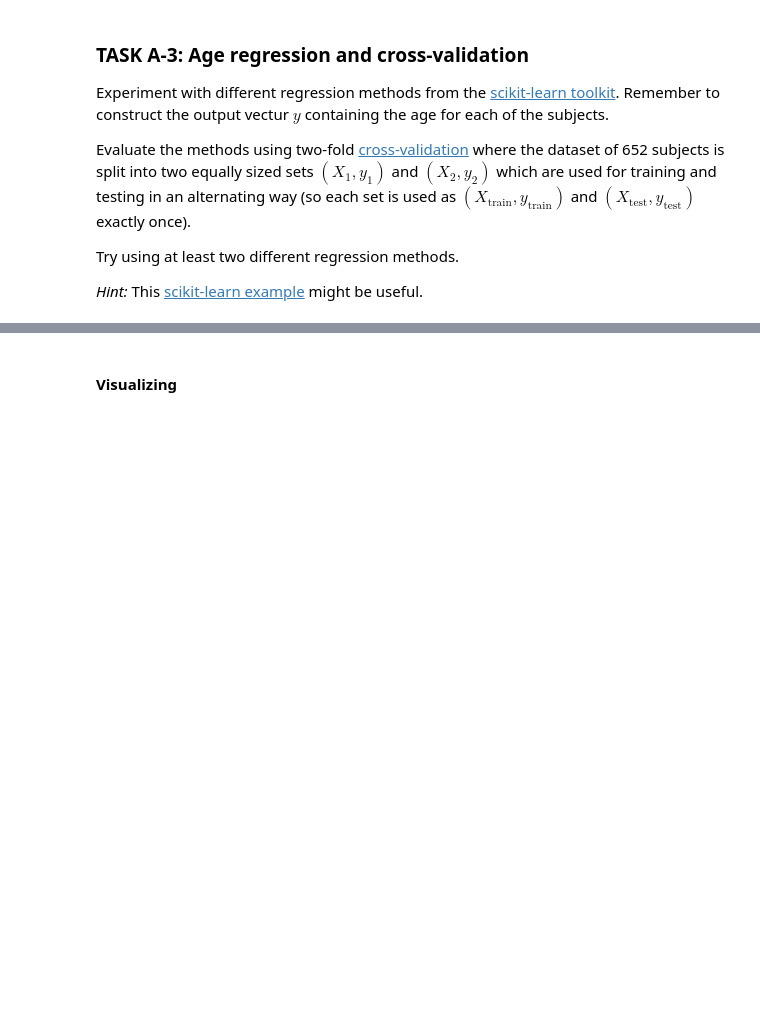
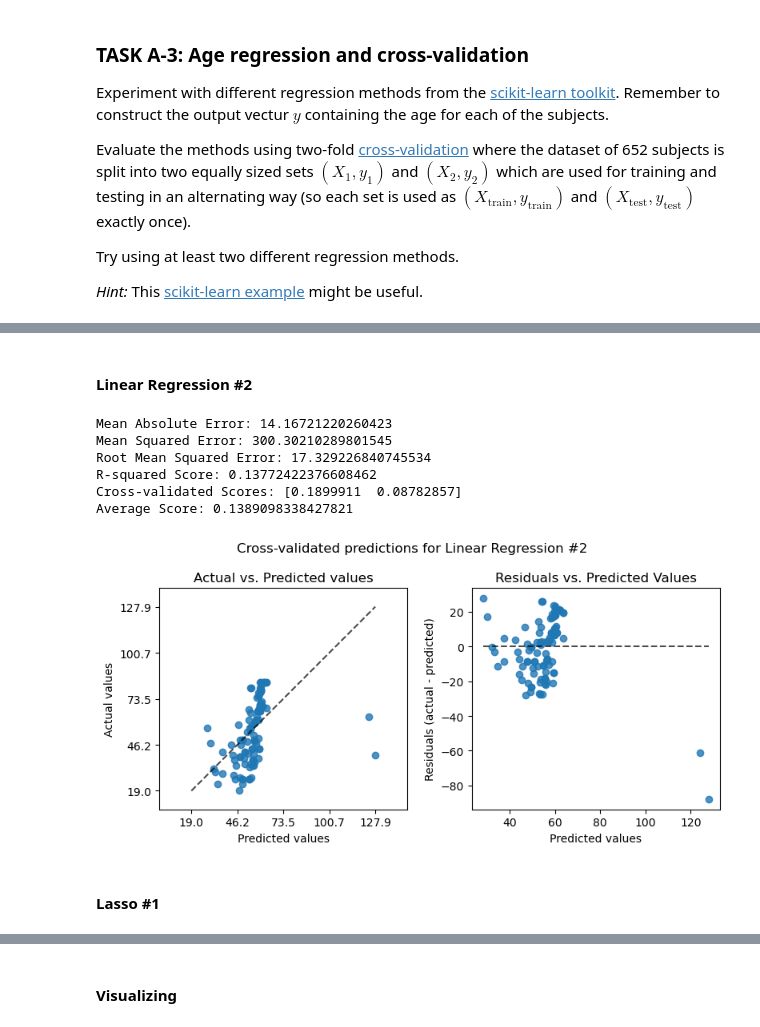
Before and after one commit to burakai/Age-Regression-from-Brain-MRI-Images, a Jupyter notebook: MIC-Term-Project.ipynb, the cells around one changed output, grey strips where cells are left out. Saved outputs shown, nothing was run; the diff lists cells and outputs as text; code cells hidden in the pictures; blank space fills up the shorter version.

```diff
--- a/MIC-Term-Project.ipynb
+++ b/MIC-Term-Project.ipynb
@@ -415,0 +378,3 @@ scores = model_svm.score(X_test, y_test)
+# %%
+X[203][2] = 10000000.0
+y = meta_data['age']
@@ -415,0 +669,69 @@ scores = model_svm.score(X_test, y_test)
+# %% [markdown]
+#### Linear Regression #2
+# %%
+from sklearn.linear_model import LinearRegression
+from sklearn.model_selection import cross_val_predict
+from sklearn.model_selection import cross_val_score
+
+model_lr_2 = LinearRegression()
+
+y_pred_lr_2 = cross_val_predict(model_lr_2, X_2, y_2, cv=2)
+# %%
+from sklearn.metrics import mean_absolute_error, mean_squared_error, r2_score
+
+# Calculate evaluation metrics
+mae = mean_absolute_error(y_2, y_pred_lr_2)
+mse = mean_squared_error(y_2, y_pred_lr_2)
+rmse = np.sqrt(mse)
+r2 = r2_score(y_2, y_pred_lr_2)
+
+# Print the evaluation metrics
+print("Mean Absolute Error:", mae)
+print("Mean Squared Error:", mse)
+print("Root Mean Squared Error:", rmse)
+print("R-squared Score:", r2)
+
+# Calculate the average cross-validated score
+scores_lr_2 = cross_val_score(model_lr_2, X_2, y_2, cv=2)
+average_score = np.mean(scores_lr_2)
+
+# Print the cross-validated scores
+print("Cross-validated Scores:", scores_lr_2)
+print("Average Score:", average_score)
+# %% [output]
+Mean Absolute Error: 14.16721220260423
+Mean Squared Error: 300.30210289801545
+Root Mean Squared Error: 17.329226840745534
+R-squared Score: 0.13772422376608462
+Cross-validated Scores: [0.1899911  0.08782857]
+Average Score: 0.1389098338427821
+# %%
+import matplotlib.pyplot as plt
+from sklearn.metrics import PredictionErrorDisplay
+
+fig, axs = plt.subplots(ncols=2, figsize=(8, 4))
+PredictionErrorDisplay.from_predictions(
+    y_2,
+    y_pred=y_pred_lr_2,
+    kind="actual_vs_predicted",
+    subsample=100,
+    ax=axs[0],
+    random_state=0,
+)
+axs[0].set_title("Actual vs. Predicted values")
+PredictionErrorDisplay.from_predictions(
+    y_2,
+    y_pred=y_pred_lr_2,
+    kind="residual_vs_predicted",
+    subsample=100,
+    ax=axs[1],
+    random_state=0,
+)
+axs[1].set_title("Residuals vs. Predicted Values")
+fig.suptitle("Cross-validated predictions for Linear Regression #2")
+plt.tight_layout()
+plt.show()
+# %% [output]
+[figure, added]
+# %% [markdown]
+#### Lasso #1
```
Also changed, not shown: parts of 63 cells of this notebook.
